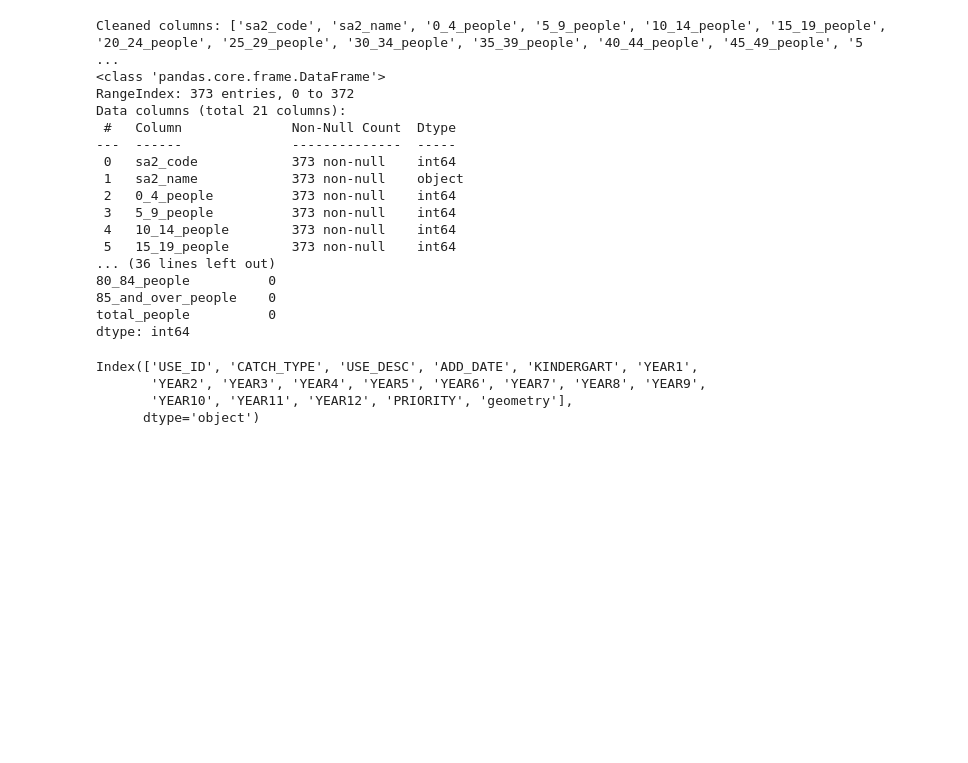
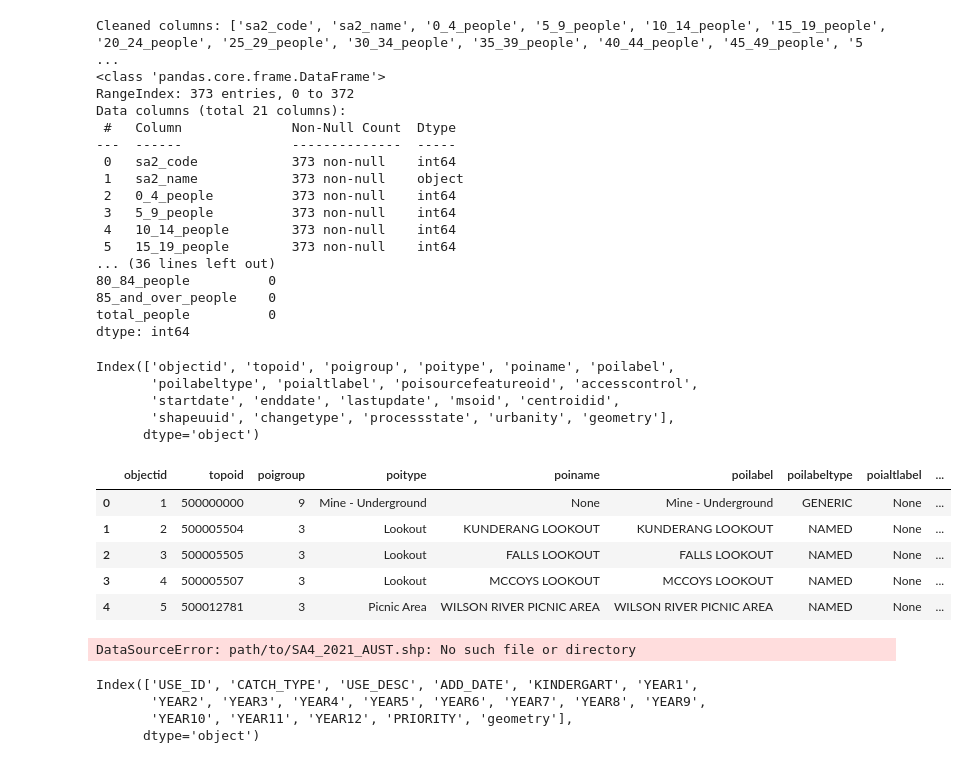
Before and after one commit to Katherine-Kong/DATA2001-A, a Jupyter notebook: Kathy.ipynb, the cells around one changed output. Cells and saved outputs as stored; diff of their text form; code cells hidden in the pictures; blank space fills up the shorter version.

```diff
--- a/Kathy.ipynb
+++ b/Kathy.ipynb
@@ -45,6 +45,42 @@ import geopandas as gpd
 from shapely.geometry import Point, Polygon, MultiPolygon
 from geoalchemy2 import Geometry, WKTElement
 import matplotlib.pyplot as plt
+# %%
+# This loads the POIs from the REST service directly
+poi_url = "https://maps.six.nsw.gov.au/arcgis/rest/services/public/NSW_POI/MapServer/0/query?where=1%3D1&outFields=*&f=geojson"
+
+pois = gpd.read_file(poi_url)
+print(pois.columns)
+pois.head()
+# %% [output]
+Index(['objectid', 'topoid', 'poigroup', 'poitype', 'poiname', 'poilabel',
+       'poilabeltype', 'poialtlabel', 'poisourcefeatureoid', 'accesscontrol',
+       'startdate', 'enddate', 'lastupdate', 'msoid', 'centroidid',
+       'shapeuuid', 'changetype', 'processstate', 'urbanity', 'geometry'],
+      dtype='object')
+|  | objectid | topoid | poigroup | poitype | poiname | poilabel | poilabeltype | poialtlabel | ... |
+| 0 | 1 | 500000000 | 9 | Mine - Underground | None | Mine - Underground | GENERIC | None | ... |
+| 1 | 2 | 500005504 | 3 | Lookout | KUNDERANG LOOKOUT | KUNDERANG LOOKOUT | NAMED | None | ... |
+| 2 | 3 | 500005505 | 3 | Lookout | FALLS LOOKOUT | FALLS LOOKOUT | NAMED | None | ... |
+| 3 | 4 | 500005507 | 3 | Lookout | MCCOYS LOOKOUT | MCCOYS LOOKOUT | NAMED | None | ... |
+| 4 | 5 | 500012781 | 3 | Picnic Area | WILSON RIVER PICNIC AREA | WILSON RIVER PICNIC AREA | NAMED | None | ... |
+# %%
+# Load SA4 boundaries (or any file with Inner West geometry)
+sa4 = gpd.read_file("path/to/SA4_2021_AUST.shp")
+
+# Filter to Inner West
+inner_west = sa4[sa4['SA4_NAME21'].str.contains("Inner West", case=False)]
+
+# Reproject POIs to match SA4's CRS
+pois = pois.to_crs(inner_west.crs)
+
+# Spatial join to keep only POIs within Inner West
+pois_innerwest = gpd.sjoin(pois, inner_west, how="inner", predicate="within")
+
+# Save the result
+pois_innerwest.to_csv("pois_innerwest.csv", index=False)
+# %% [output]
+DataSourceError: path/to/SA4_2021_AUST.shp: No such file or directory
 # %%
 # Adjust path as needed
 catchments_primary = gpd.read_file("~/Desktop/DATA2001/DATA2001-A/catchments/catchments_primary.shp")
```
